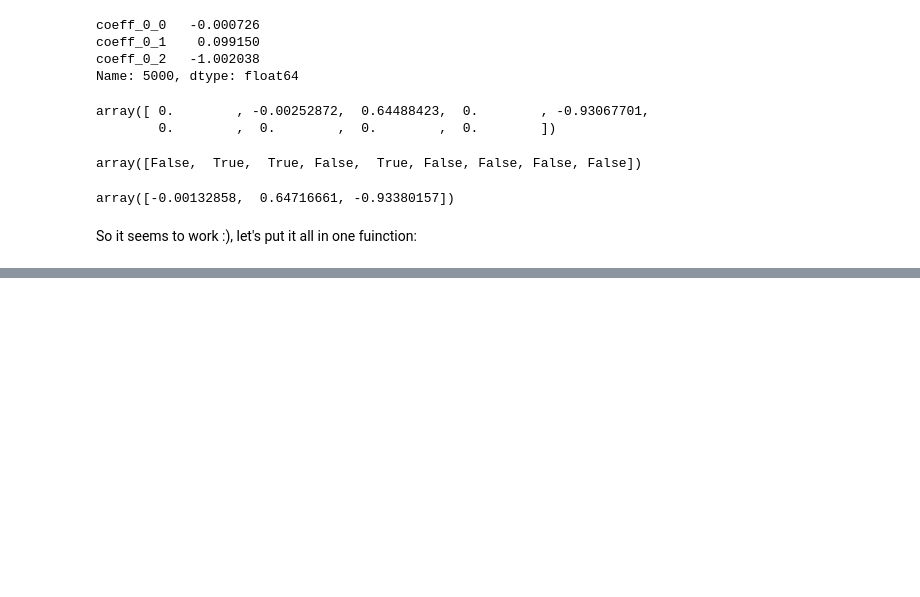
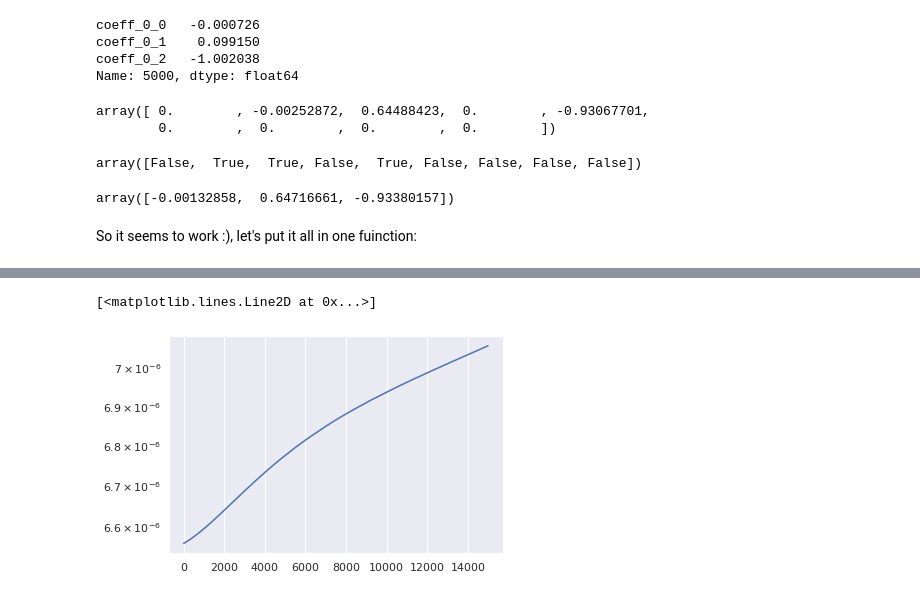
Before and after one commit to GJBoth/DeePyMoD_SBL, a Jupyter notebook: notebooks/L1Norm_Convergence.ipynb, the cells around one changed output, grey strips where cells are left out. Saved outputs shown, nothing was run; the diff lists cells and outputs as text; code cells hidden in the pictures; blank space fills up the shorter version.

```diff
--- a/notebooks/L1Norm_Convergence.ipynb
+++ b/notebooks/L1Norm_Convergence.ipynb
@@ -391,0 +415,5 @@ sparsity_update_period
+# %%
+plt.semilogy(df.index, df['Regression_0'])
+# %% [output]
+[<matplotlib.lines.Line2D at 0x...>]
+[figure, added]
```
Also changed, not shown: parts of 18 cells of this notebook, 28 other files.
